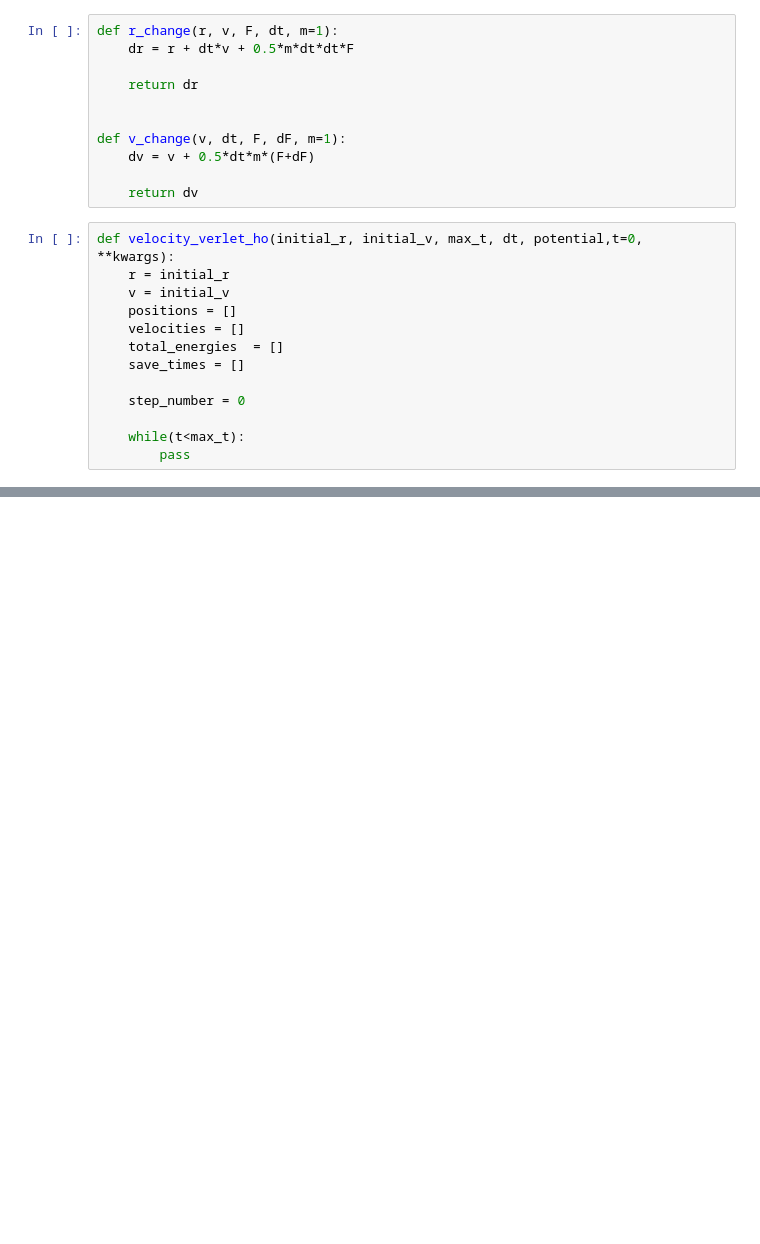
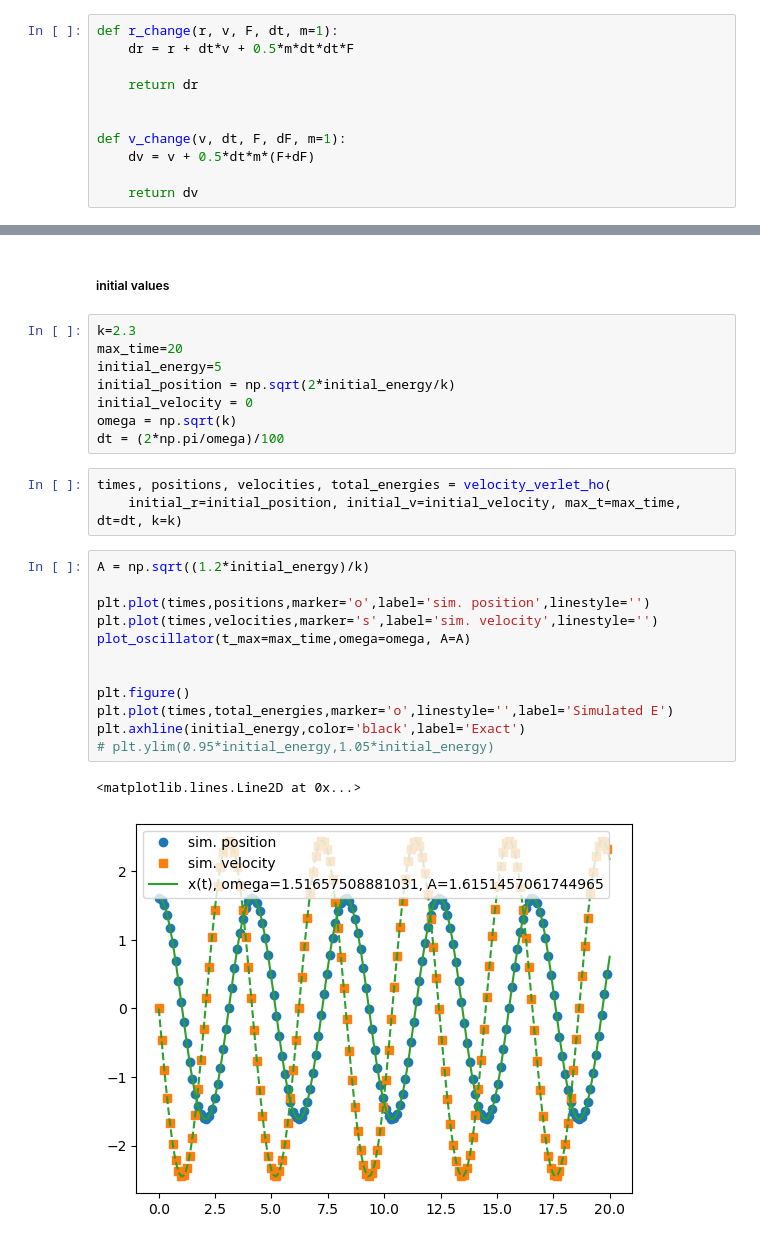
Before and after one commit to henryelorm/computational_physics_2, a Jupyter notebook: md1/verlet_algo.ipynb, the cells around one changed output, grey strips where cells are left out. Cells and saved outputs as stored; diff of their text form; blank space fills up the shorter version.

```diff
--- a/md1/verlet_algo.ipynb
+++ b/md1/verlet_algo.ipynb
@@ -67,16 +67,3 @@ def v_change(v, dt, F, dF, m=1):
     dv = v + 0.5*dt*m*(F+dF)
 
     return dv
-# %%
-def velocity_verlet_ho(initial_r, initial_v, max_t, dt, potential,t=0, **kwargs):
-    r = initial_r
-    v = initial_v
-    positions = []
-    velocities = []
-    total_energies  = []
-    save_times = []
-
-    step_number = 0
-
-    while(t<max_t):
-        pass
@@ -84,0 +99,28 @@ def velocity_verlet_ho(initial_r, initial_v, max_t, dt, potential,t=0, **kwargs)
+# %% [markdown]
+##### initial values
+# %%
+k=2.3
+max_time=20
+initial_energy=5
+initial_position = np.sqrt(2*initial_energy/k)
+initial_velocity = 0
+omega = np.sqrt(k)
+dt = (2*np.pi/omega)/100
+# %%
+times, positions, velocities, total_energies = velocity_verlet_ho(
+    initial_r=initial_position, initial_v=initial_velocity, max_t=max_time,  dt=dt, k=k)
+# %%
+A = np.sqrt((1.2*initial_energy)/k)
+
+plt.plot(times,positions,marker='o',label='sim. position',linestyle='')
+plt.plot(times,velocities,marker='s',label='sim. velocity',linestyle='')
+plot_oscillator(t_max=max_time,omega=omega, A=A)
+
+
+plt.figure()
+plt.plot(times,total_energies,marker='o',linestyle='',label='Simulated E')
+plt.axhline(initial_energy,color='black',label='Exact')
+# plt.ylim(0.95*initial_energy,1.05*initial_energy)
+# %% [output]
+<matplotlib.lines.Line2D at 0x...>
+[figure, added]
```
Also changed, not shown: parts of 3 cells of this notebook.
